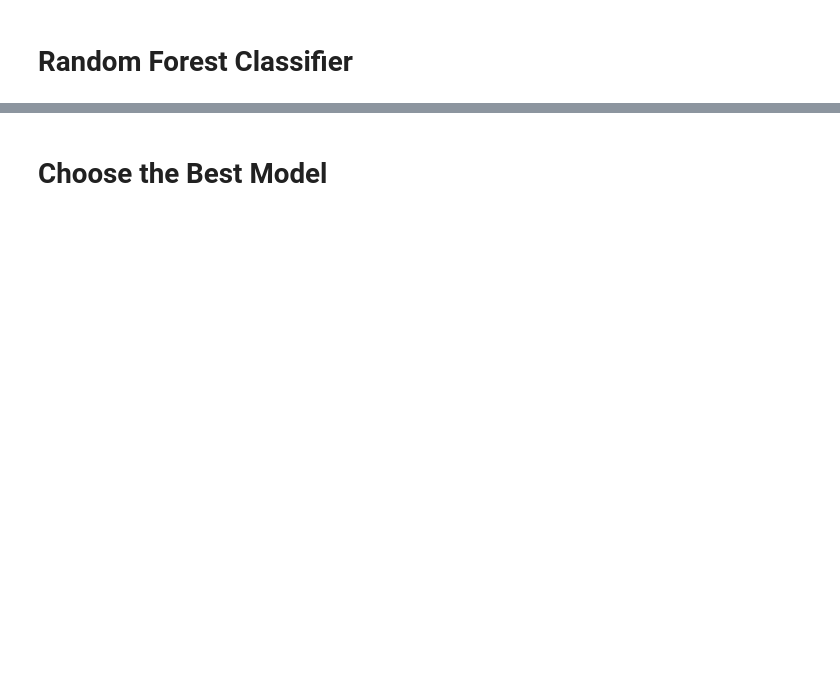
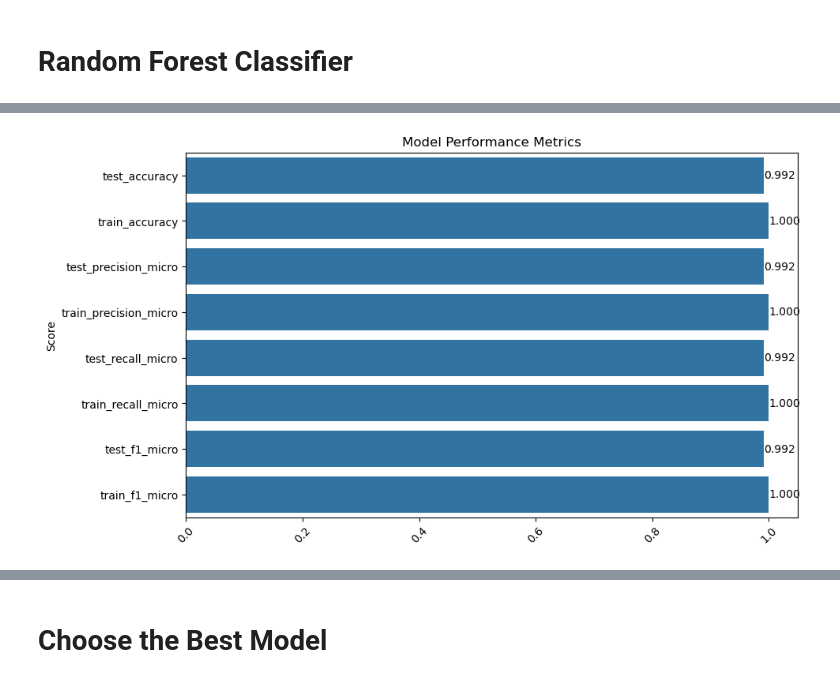
Before and after one commit to defneacer/Hand_Written_Digits_Project, a Jupyter notebook: Hand_Written_Digits_Project.ipynb, the cells around one changed output, grey strips where cells are left out. Cells and saved outputs as stored; diff of their text form; code cells hidden in the pictures; blank space fills up the shorter version.

```diff
--- a/Capstone Project-5 Student (Hand_Written_Digits).ipynb
+++ b/Hand_Written_Digits_Project.ipynb
@@ -465,0 +542,9 @@ grid_model.best_params_
+# %%
+operations = [("scaler", StandardScaler()), ("RF_model", RandomForestClassifier(random_state=61))]
+
+model = Pipeline(steps=operations)
+
+scores = cross_validate(model, X_train, y_train, scoring = ["accuracy", "precision_micro", "recall_micro", "f1_micro"],
+                        cv = 10, return_train_score=True)
+df_scores = pd.DataFrame(scores, index = range(1, 11))
+df_scores.mean()[2:]
@@ -465,0 +561,11 @@ grid_model.best_params_
+# %%
+mean_scores = pd.DataFrame(scores).mean()[2:]
+
+plt.figure(figsize=(10, 6))
+ax = sns.barplot(y=mean_scores.index, x=mean_scores.values)
+ax.bar_label(ax.containers[0], fmt='%.3f')
+plt.xticks(rotation=45)
+plt.ylabel('Score')
+plt.title('Model Performance Metrics');
+# %% [output]
+[figure, added]
```
Also changed, not shown: parts of 60 cells of this notebook.
